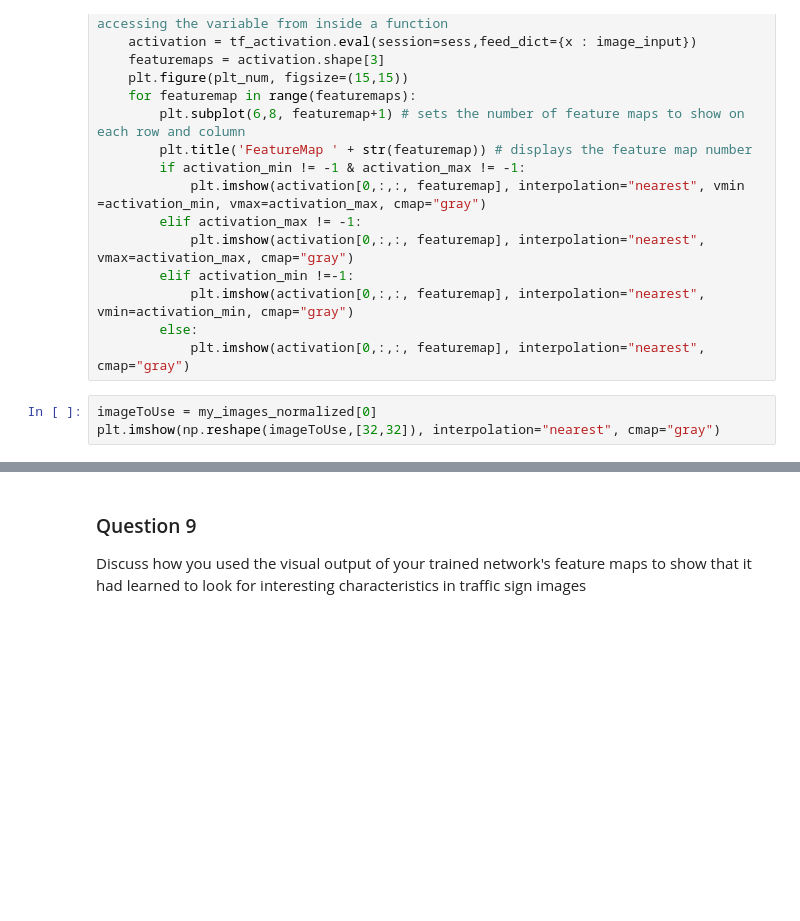
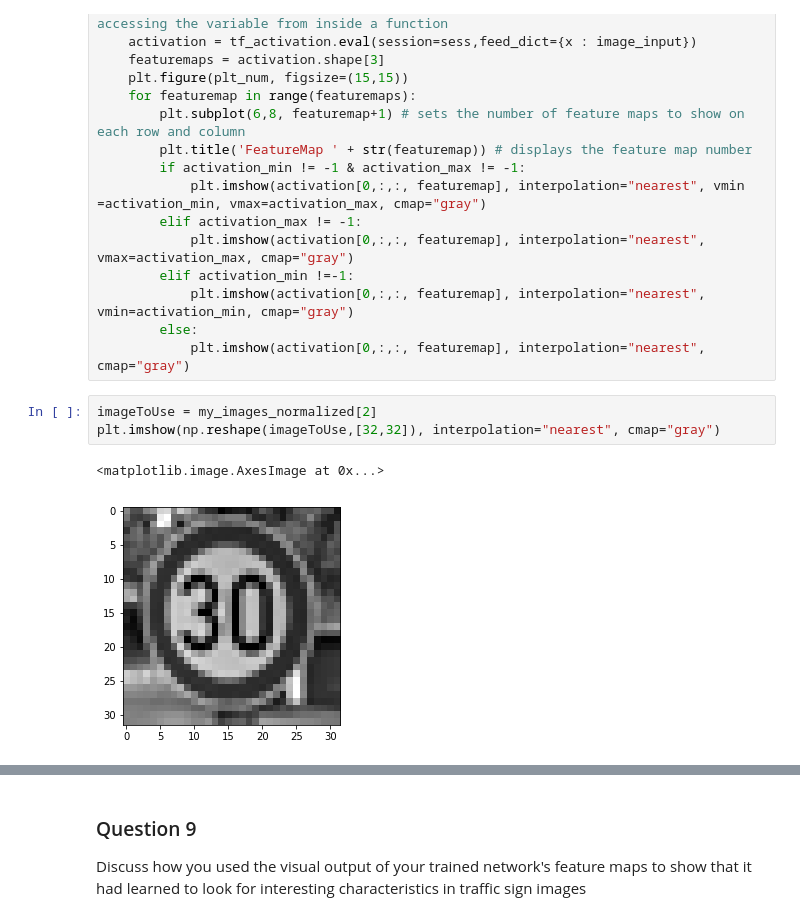
Before and after one commit to raskolnikov-reborn/CarND-Project-2, a Jupyter notebook: Traffic_Sign_Classifier.ipynb, the cells around one changed output, grey strips where cells are left out. Saved outputs shown, nothing was run; the diff lists cells and outputs as text; blank space fills up the shorter version.

```diff
--- a/Traffic_Sign_Classifier.ipynb
+++ b/Traffic_Sign_Classifier.ipynb
@@ -763,8 +740,11 @@ def outputFeatureMap(image_input, tf_activation, activation_min=-1, activation_m
         else:
             plt.imshow(activation[0,:,:, featuremap], interpolation="nearest", cmap="gray")
 # %%
-imageToUse = my_images_normalized[0]
+imageToUse = my_images_normalized[2]
 plt.imshow(np.reshape(imageToUse,[32,32]), interpolation="nearest", cmap="gray")
+# %% [output]
+<matplotlib.image.AxesImage at 0x...>
+[figure, added]
 # %%
 with tf.Session() as sess:
     sess.run(tf.global_variables_initializer())
```
Also changed, not shown: parts of 26 cells of this notebook, 12 other files.
